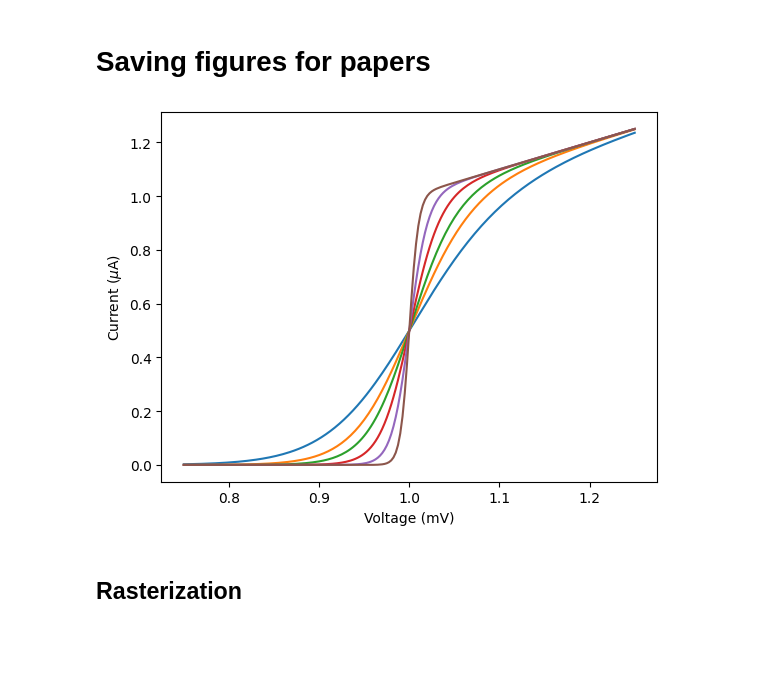
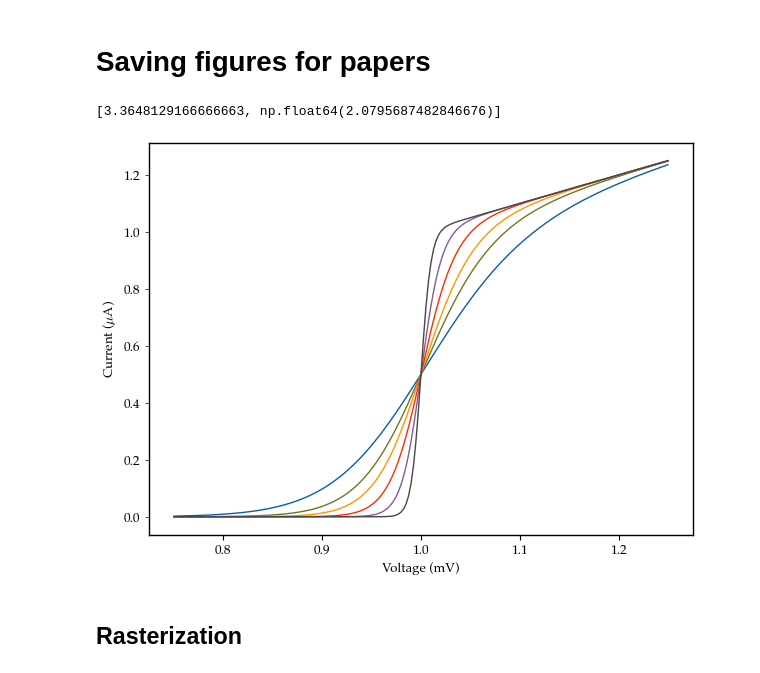
Before and after one commit to danhey/astr601_plotting, a Jupyter notebook: styling.ipynb, the cells around one changed output. Drawn from its saved outputs; the diff is of its cells as text; code cells hidden in the pictures; blank space fills up the shorter version.

```diff
--- a/styling.ipynb
+++ b/styling.ipynb
@@ -10,7 +10,7 @@ x = np.linspace(0.75, 1.25, 201)
 
 pparam = dict(xlabel="Voltage (mV)", ylabel=r"Current ($\mu$A)")
 # %%
-plt.style.use("default")
+plt.style.use("tex")
 
 fig, ax = plt.subplots()
 for p in [10, 15, 20, 30, 50, 100]:
@@ -76,3 +77,5 @@ plt.show()
+# %%
+plt.style.use(["science", "tex"])
 # %% [markdown]
 What about choosing colors?  https://medialab.github.io/iwanthue/
 # %% [markdown]
@@ -235,6 +238,10 @@ def get_figure_size(fig_width_pt, square=False):
     else:
         fig_height = fig_width * golden_mean
     return [fig_width, fig_height]
+# %%
+get_figure_size(242.26653)
+# %% [output]
+[3.3648129166666663, np.float64(2.0795687482846676)]
 # %%
 def model(x, p):
     return x ** (2 * p + 1) / (1 + x ** (2 * p))
@@ -244,16 +251,20 @@ x = np.linspace(0.75, 1.25, 201)
 
 pparam = dict(xlabel="Voltage (mV)", ylabel=r"Current ($\mu$A)")
 
-plt.style.use("default")
+plt.style.use("science")
 # %%
-fig, ax = plt.subplots()
+fig, ax = plt.subplots(figsize=[6, 4.404500166111042], constrained_layout=True)
 for p in [10, 15, 20, 30, 50, 100]:
     ax.plot(x, model(x, p), label=p)
 ax.set(**pparam)
 
-plt.savefig("figures/example_output.pdf", dpi=300)
+plt.savefig(
+    "figures/example_output.pdf",
+    dpi=300,
+    pad_inches=0,
+)
 # %% [output]
-[figure, old version]
+[figure, new version]
 # %% [markdown]
 ## Rasterization
 # %%
```
Also changed, not shown: parts of 2 cells of this notebook, 10 other files.
